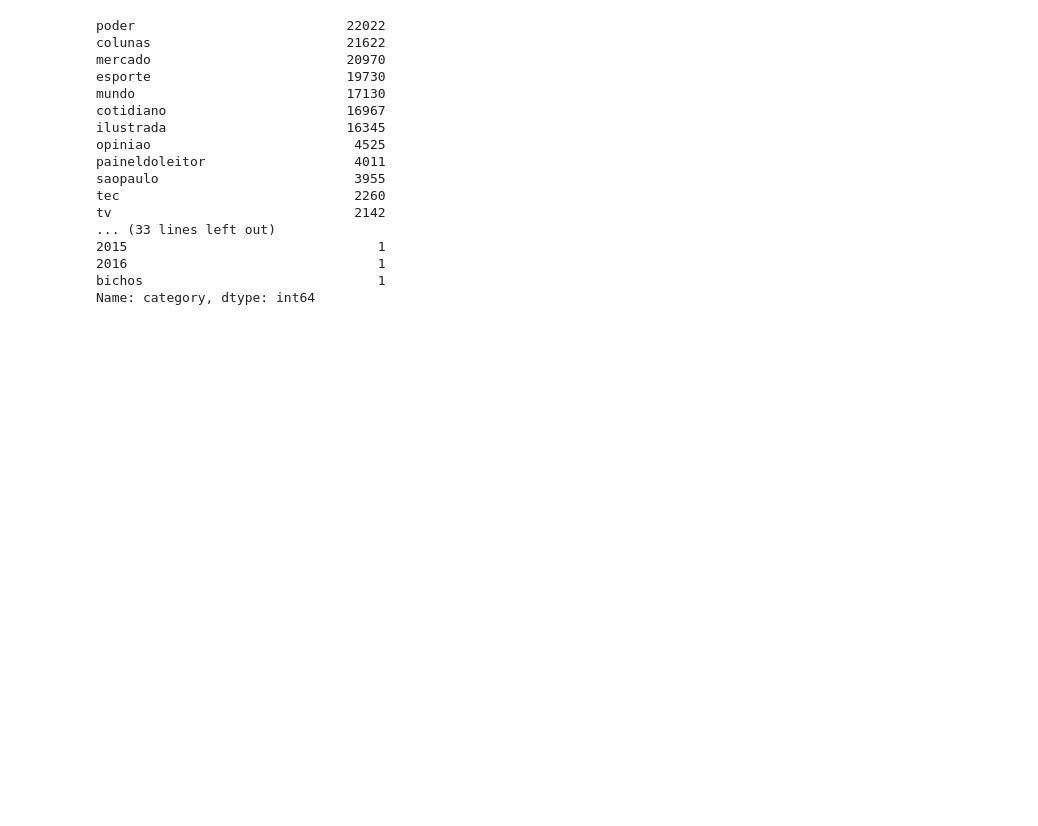
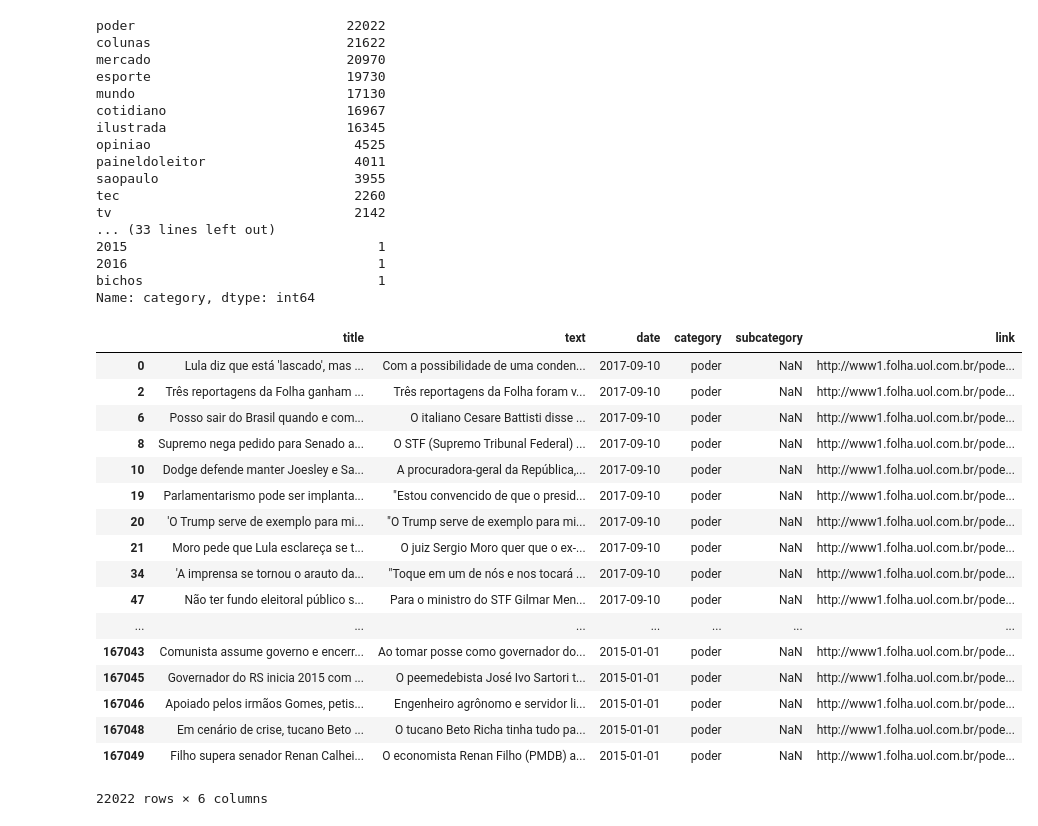
Before and after one commit to jailsonpj/analysis-sentiment-impeachment, a Jupyter notebook: dados/jornal_folha/dados_jornal_folha.ipynb, the cells around one changed output. Cells and saved outputs as stored; diff of their text form; code cells hidden in the pictures; blank space fills up the shorter version.

Commit message:
atualizando folha

```diff
--- a/dados/jornal_folha/dados_jornal_folha.ipynb
+++ b/dados/jornal_folha/dados_jornal_folha.ipynb
@@ -34,3 +34,27 @@ tv                               2142
 2016                                1
 bichos                              1
 Name: category, dtype: int64
+# %%
+poder = dados[dados["category"] == 'poder']
+# %%
+#Dados que falam somente sobre politica que no arquivo principal a categoria é Poder
+poder
+# %% [output]
+|  | title | text | date | category | subcategory | link |
+| 0 | Lula diz que está 'lascado', mas ... | Com a possibilidade de uma conden... | 2017-09-10 | poder | NaN | http://www1.folha.uol.com.br/pode... |
+| 2 | Três reportagens da Folha ganham ... | Três reportagens da Folha foram v... | 2017-09-10 | poder | NaN | http://www1.folha.uol.com.br/pode... |
+| 6 | Posso sair do Brasil quando e com... | O italiano Cesare Battisti disse ... | 2017-09-10 | poder | NaN | http://www1.folha.uol.com.br/pode... |
+| 8 | Supremo nega pedido para Senado a... | O STF (Supremo Tribunal Federal) ... | 2017-09-10 | poder | NaN | http://www1.folha.uol.com.br/pode... |
+| 10 | Dodge defende manter Joesley e Sa... | A procuradora-geral da República,... | 2017-09-10 | poder | NaN | http://www1.folha.uol.com.br/pode... |
+| 19 | Parlamentarismo pode ser implanta... | "Estou convencido de que o presid... | 2017-09-10 | poder | NaN | http://www1.folha.uol.com.br/pode... |
+| 20 | 'O Trump serve de exemplo para mi... | "O Trump serve de exemplo para mi... | 2017-09-10 | poder | NaN | http://www1.folha.uol.com.br/pode... |
+| 21 | Moro pede que Lula esclareça se t... | O juiz Sergio Moro quer que o ex-... | 2017-09-10 | poder | NaN | http://www1.folha.uol.com.br/pode... |
+| 34 | 'A imprensa se tornou o arauto da... | "Toque em um de nós e nos tocará ... | 2017-09-10 | poder | NaN | http://www1.folha.uol.com.br/pode... |
+| 47 | Não ter fundo eleitoral público s... | Para o ministro do STF Gilmar Men... | 2017-09-10 | poder | NaN | http://www1.folha.uol.com.br/pode... |
+| ... | ... | ... | ... | ... | ... | ... |
+| 167043 | Comunista assume governo e encerr... | Ao tomar posse como governador do... | 2015-01-01 | poder | NaN | http://www1.folha.uol.com.br/pode... |
+| 167045 | Governador do RS inicia 2015 com ... | O peemedebista José Ivo Sartori t... | 2015-01-01 | poder | NaN | http://www1.folha.uol.com.br/pode... |
+| 167046 | Apoiado pelos irmãos Gomes, petis... | Engenheiro agrônomo e servidor li... | 2015-01-01 | poder | NaN | http://www1.folha.uol.com.br/pode... |
+| 167048 | Em cenário de crise, tucano Beto ... | O tucano Beto Richa tinha tudo pa... | 2015-01-01 | poder | NaN | http://www1.folha.uol.com.br/pode... |
+| 167049 | Filho supera senador Renan Calhei... | O economista Renan Filho (PMDB) a... | 2015-01-01 | poder | NaN | http://www1.folha.uol.com.br/pode... |
+22022 rows × 6 columns
```
